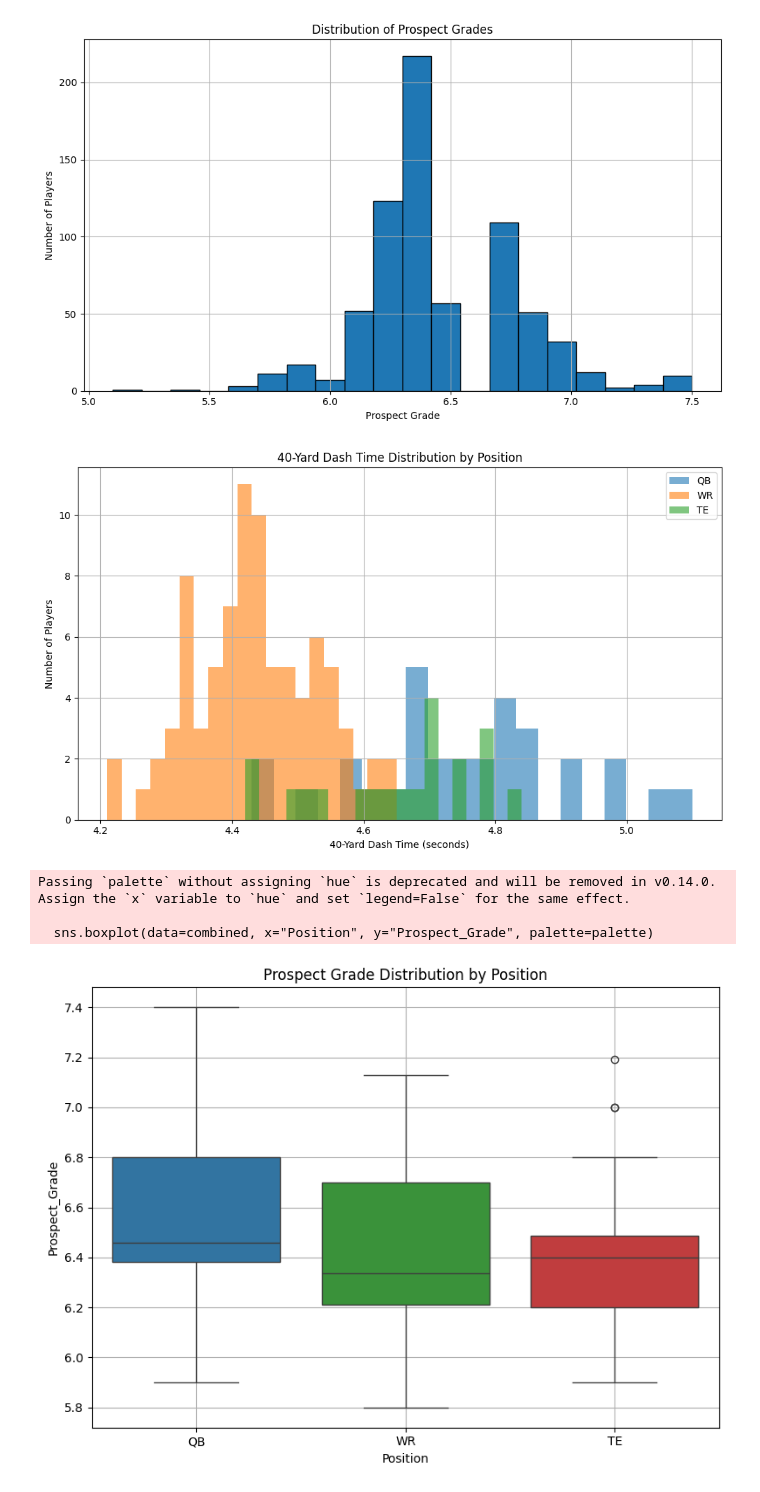
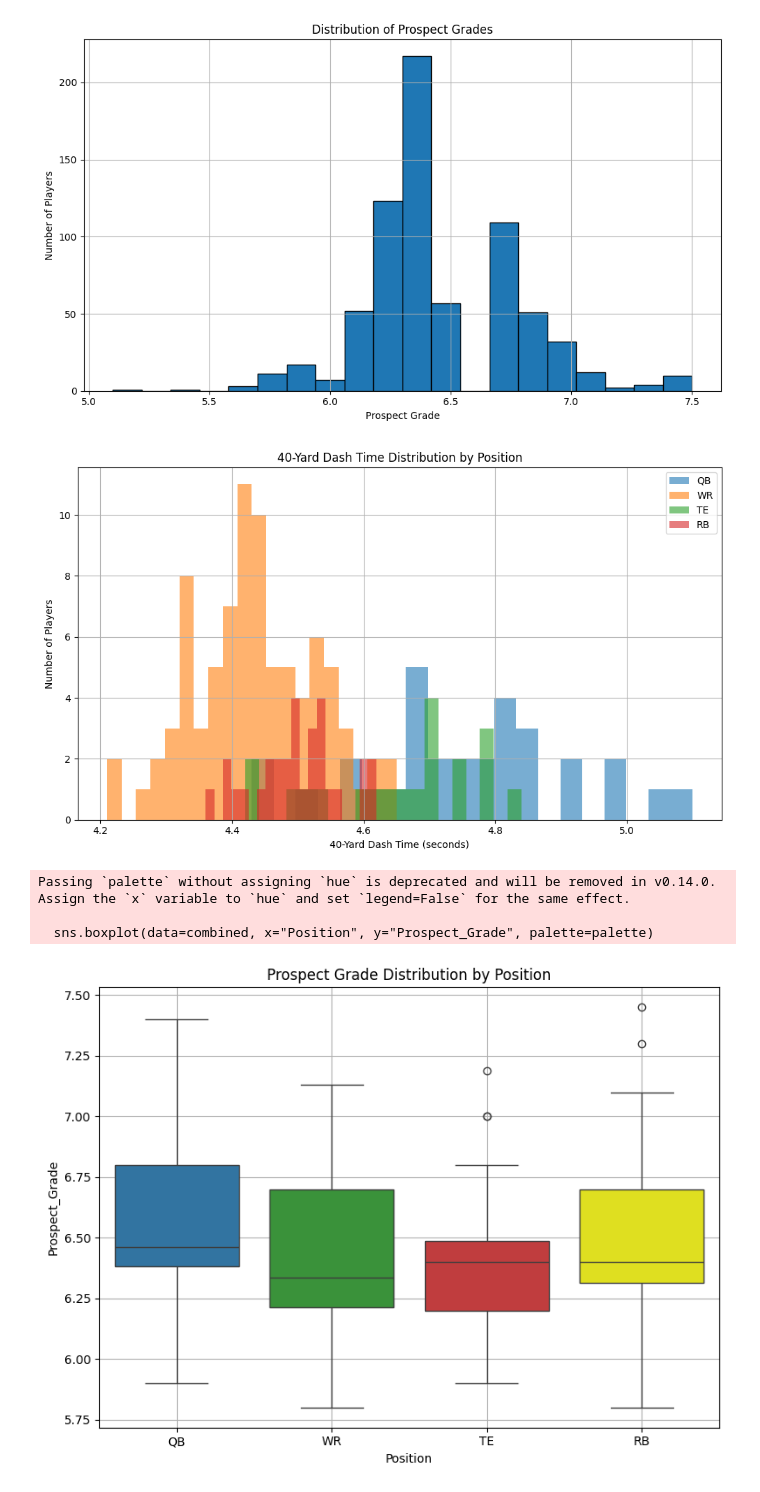
Before and after one commit to ashtonmehta/cfb-data-webscraping, a Jupyter notebook: MergingData(Viren)+EDA.ipynb, the cells around one changed output. Saved outputs shown, nothing was run; the diff lists cells and outputs as text; code cells hidden in the pictures.

Commit message:
Added Final Runningbacks file(updated EDA)

```diff
--- a/MergingData(Viren)+EDA.ipynb
+++ b/MergingData(Viren)+EDA.ipynb
@@ -150,13 +182,15 @@ plt.show()
 qbs = pd.read_csv("Quarterbacks.csv")
 wrs = pd.read_csv("WideReceivers.csv")
 tes = pd.read_csv("TightEnds.csv")
+rbs = pd.read_csv("Runningbacks.csv")
 
 qbs["Position"] = "QB"
 wrs["Position"] = "WR"
 tes["Position"] = "TE"
+rbs["Position"] = "RB"
 
 
-combined = pd.concat([qbs, wrs, tes], ignore_index=True)
+combined = pd.concat([qbs, wrs, tes, rbs], ignore_index=True)
 
 # Drop rows with missing 40yd times
 combined = combined.dropna(subset=["40yd"])
@@ -178,25 +212,26 @@ plt.grid(True)
 plt.tight_layout()
 plt.show()
 # %% [output]
-[figure, old version]
+[figure, new version]
 # %%
-combined = pd.concat([qbs, wrs, tes], ignore_index=True)
+combined = pd.concat([qbs, wrs, tes, rbs], ignore_index=True)
 
 palette = {
     "QB": "#1f77b4",   # Blue
     "WR": "#2ca02c",   # Green
-    "TE": "#d62728"    # Red
+    "TE": "#d62728" ,   # Red
+    "RB": "#ffff00"
 }
 # Convert 40yd and Prospect_Grade to numeric (handle errors)
 combined["40yd"] = pd.to_numeric(combined["40yd"], errors="coerce")
 plt.figure(figsize=(8, 6))
 sns.boxplot(data=combined, x="Position", y="Prospect_Grade", palette=palette)
 plt.title("Prospect Grade Distribution by Position")
 plt.grid(True)
 plt.tight_layout()
 plt.show()
 # %% [output]
 Passing `palette` without assigning `hue` is deprecated and will be removed in v0.14.0. Assign the `x` variable to `hue` and set `legend=False` for the same effect.
 
   sns.boxplot(data=combined, x="Position", y="Prospect_Grade", palette=palette)
-[figure, old version]
+[figure, new version]
```
Also changed, not shown: parts of 2 cells of this notebook, 1 other file.
